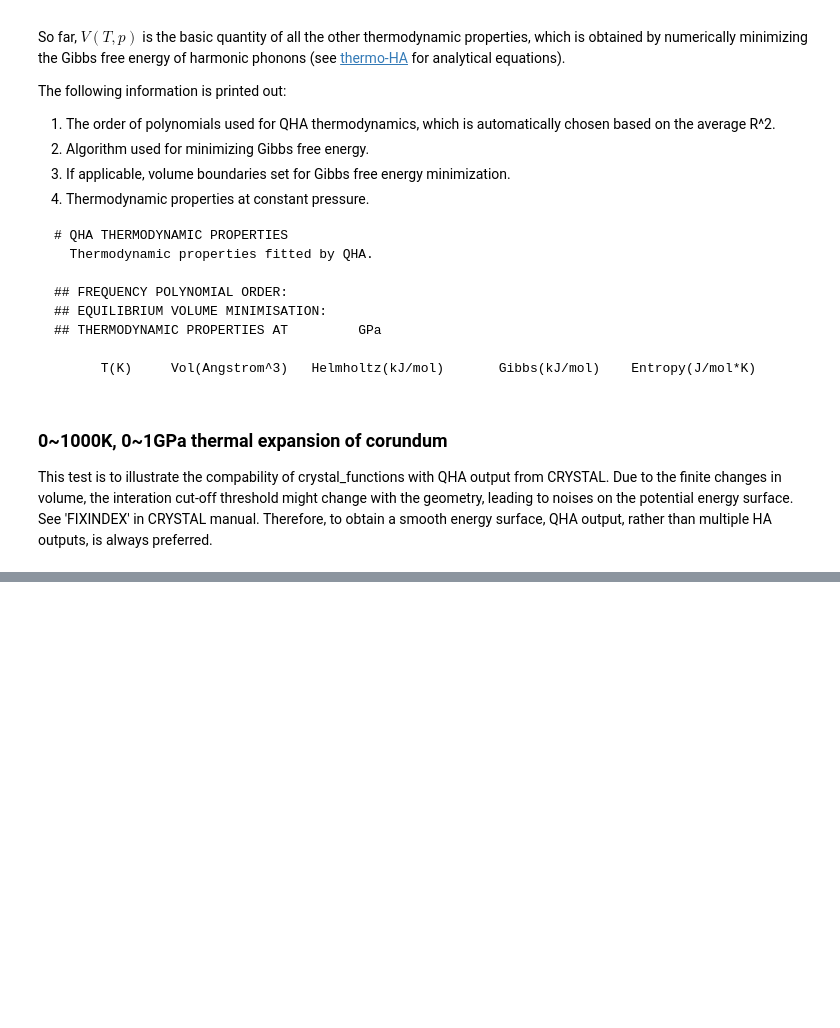
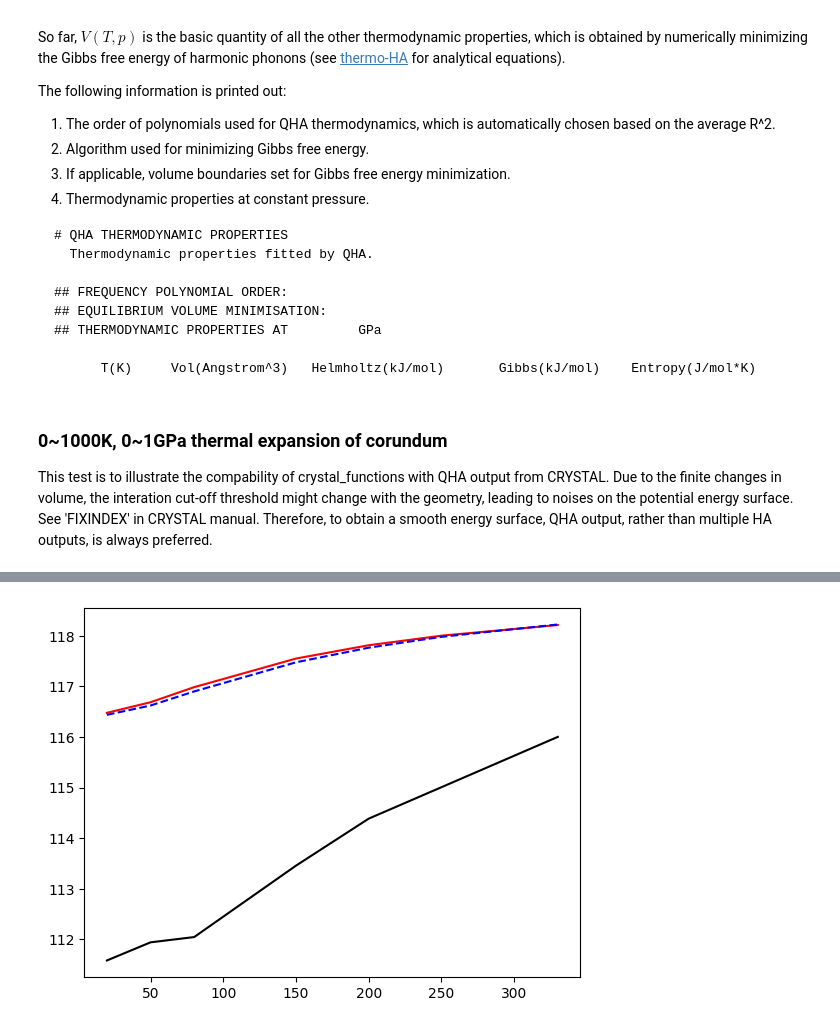
Before and after one commit to crystal-code-tools/CRYSTALpytools, a Jupyter notebook: examples/thermo-QHA.ipynb, the cells around one changed output, grey strips where cells are left out. Saved outputs shown, nothing was run; the diff lists cells and outputs as text; code cells hidden in the pictures; blank space fills up the shorter version.

```diff
--- a/examples/thermo-QHA.ipynb
+++ b/examples/thermo-QHA.ipynb
@@ -173,0 +236,15 @@ for v_p in qha.equilibrium_volume:
+# %%
+import matplotlib.pyplot as plt
+
+exp = np.array([111.5836, 111.9421, 112.0463, 113.4580, 114.3871,
+                115.0082, 116.0031])
+plt.plot(tempt, exp, '-k')
+# Angstrom^3 to cm^3/mol
+vol_mode = mode.equilibrium_volume[0, :] * 0.602214 / 4
+vol_eos = eos.equilibrium_volume[0, :] * 0.602214 / 4
+plt.plot(tempt, vol_mode, '-r')
+plt.plot(tempt, vol_eos, '--b')
+
+plt.show()
+# %% [output]
+[figure, added]
```
Also changed, not shown: parts of 9 cells of this notebook, 4 other files.
